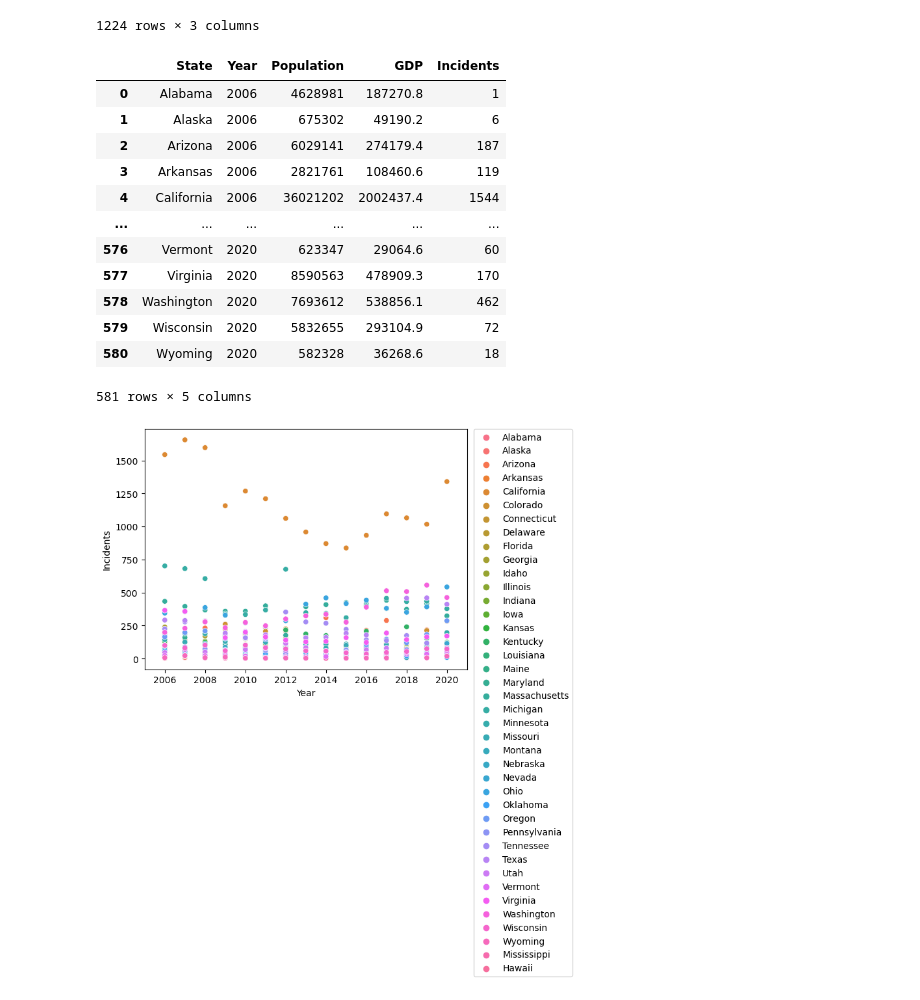
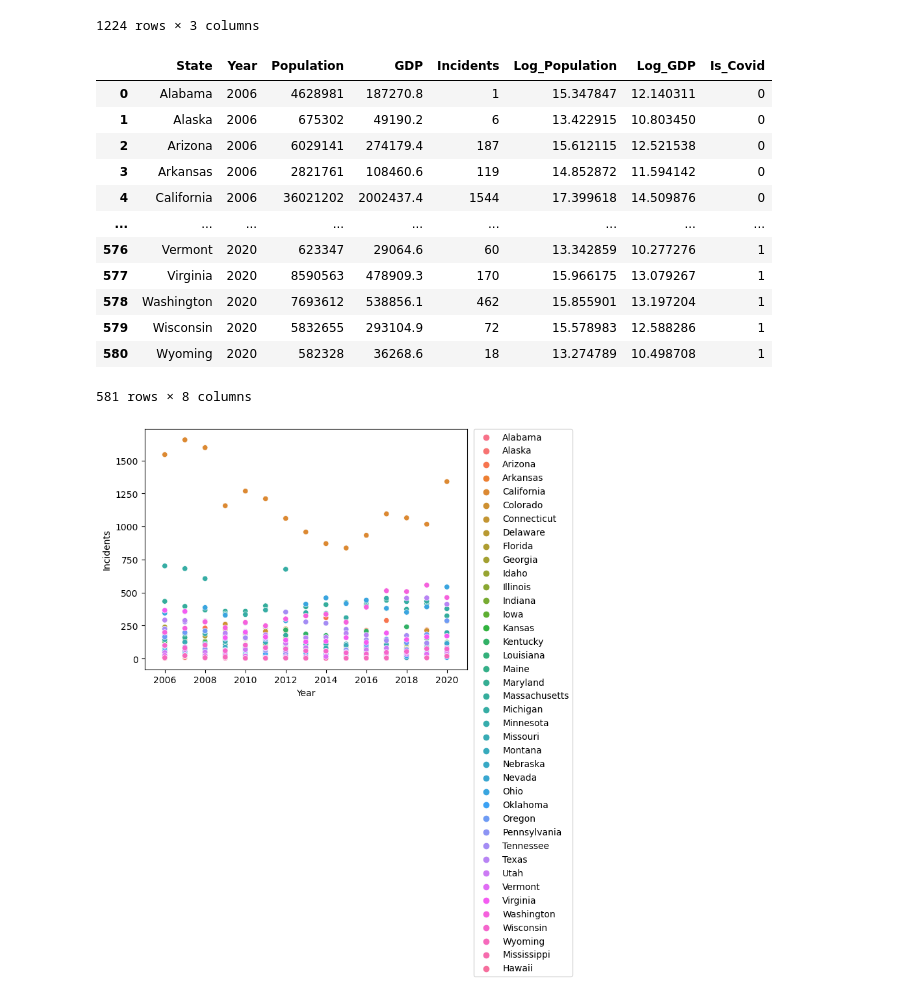
Before and after one commit to ChenTsizhen/2950_Project, a Jupyter notebook: master.ipynb, the cells around one changed output. Saved outputs shown, nothing was run; the diff lists cells and outputs as text; code cells hidden in the pictures.

Commit message:
add log and is_covid

```diff
--- a/master.ipynb
+++ b/master.ipynb
@@ -13,27 +14,32 @@ for y in years:
     n = y - 2005
     offenses_path='./offenses_csv/%s.csv'%(y)
     offenses.append(pd.read_csv(offenses_path, thousands=','))
+
     # Add Year column
     offenses[n]['Year'] = y
 
-# Combine all years' offenses data
+# Combine all years' incidents data
 table_off = pd.concat(offenses)
+
 # Drop details because we only care about total
 table_off = table_off[table_off['Agency type'] == 'Total']
-table_off = table_off.drop(columns=['Unnamed: 12', 'Unnamed: 13', 'Unnamed: 14', 'Unnamed: 15', 'Unnamed: 16', 'Unnamed: 17',
-                                    '1st\r\nquarter', '2nd\r\nquarter', '3rd\r\nquarter', '4th\r\nquarter', 'Agency name', 'Agency type',
-                                    'Unnamed: 3', 'Unnamed: 9', 'No. of\r\nquarters\r\nreported', 'Agency unit', 'Population1'])
-# Replace NaN with zeros
+table_off = table_off.drop(columns=['Unnamed: 12', 'Unnamed: 13', 'Unnamed: 14', 'Unnamed: 15', 'Unnamed: 16', 'Unnamed: 17', 'Agency name', 'Agency type',
+'1st\r\nquarter', '2nd\r\nquarter', '3rd\r\nquarter', '4th\r\nquarter','Unnamed: 3', 'Unnamed: 9', 'No. of\r\nquarters\r\nreported', 'Agency unit', 'Population1'])
+
+# Replace NaNs with zeros
 table_off = table_off.replace(np.nan,0)
+
 # Replace exisiting str zero with float
 cat_list=['Race', 'Religion', 'Sexual_orientation', 'Ethnicity', 'Disability', 'Gender', 'Gender_identity', 'Race/Ethnicity/Ancestry']
 table_off[cat_list] = table_off[cat_list].astype(int)
-# Add up total offenses
+
+# Add up total incidents
 table_off['Incidents'] = table_off['Religion'] + table_off['Sexual_orientation'] + table_off['Ethnicity'] + table_off['Disability'] + table_off['Gender'] + table_off['Gender_identity'] + table_off['Race/Ethnicity/Ancestry'] +table_off['Race'] + table_off['Ethnicity']
+
 # Get rid of categories because we only care about total
 table_off = table_off.drop(columns=cat_list)
 
-# Normalize State format
+# Clean State format
 table_off['State'] = table_off['State'].str.capitalize()
 table_off['Year'] = table_off['Year'].astype(str)
 table_off = table_off.reset_index(drop=True)
@@ -138,21 +146,26 @@ table_gdp
 # %%
 # Combine all input features and the output
 table = table_pop.merge(table_gdp, on=['State', 'Year'])
 table = table.merge(table_off, on=['State', 'Year'])
 table['Year'] = table['Year'].astype(int)
+
+# transformation
+table['Log_Population'] = np.log(table['Population'])
+table['Log_GDP'] = np.log(table['GDP'])
+table['Is_Covid'] = np.where(table['Year']==2020, 1, 0)
 table
 # %% [output]
-|  | State | Year | Population | GDP | Incidents |
-| 0 | Alabama | 2006 | 4628981 | 187270.8 | 1 |
-| 1 | Alaska | 2006 | 675302 | 49190.2 | 6 |
-| 2 | Arizona | 2006 | 6029141 | 274179.4 | 187 |
-| 3 | Arkansas | 2006 | 2821761 | 108460.6 | 119 |
-| 4 | California | 2006 | 36021202 | 2002437.4 | 1544 |
-| ... | ... | ... | ... | ... | ... |
-| 576 | Vermont | 2020 | 623347 | 29064.6 | 60 |
-| 577 | Virginia | 2020 | 8590563 | 478909.3 | 170 |
-| 578 | Washington | 2020 | 7693612 | 538856.1 | 462 |
-| 579 | Wisconsin | 2020 | 5832655 | 293104.9 | 72 |
-| 580 | Wyoming | 2020 | 582328 | 36268.6 | 18 |
+|  | State | Year | Population | GDP | Incidents | Log_Population | Log_GDP | Is_Covid |
+| 0 | Alabama | 2006 | 4628981 | 187270.8 | 1 | 15.347847 | 12.140311 | 0 |
+| 1 | Alaska | 2006 | 675302 | 49190.2 | 6 | 13.422915 | 10.803450 | 0 |
+| 2 | Arizona | 2006 | 6029141 | 274179.4 | 187 | 15.612115 | 12.521538 | 0 |
+| 3 | Arkansas | 2006 | 2821761 | 108460.6 | 119 | 14.852872 | 11.594142 | 0 |
+| 4 | California | 2006 | 36021202 | 2002437.4 | 1544 | 17.399618 | 14.509876 | 0 |
+| ... | ... | ... | ... | ... | ... | ... | ... | ... |
+| 576 | Vermont | 2020 | 623347 | 29064.6 | 60 | 13.342859 | 10.277276 | 1 |
+| 577 | Virginia | 2020 | 8590563 | 478909.3 | 170 | 15.966175 | 13.079267 | 1 |
+| 578 | Washington | 2020 | 7693612 | 538856.1 | 462 | 15.855901 | 13.197204 | 1 |
+| 579 | Wisconsin | 2020 | 5832655 | 293104.9 | 72 | 15.578983 | 12.588286 | 1 |
+| 580 | Wyoming | 2020 | 582328 | 36268.6 | 18 | 13.274789 | 10.498708 | 1 |
-581 rows × 5 columns
+581 rows × 8 columns
 # %%
```
Also changed, not shown: parts of 9 cells of this notebook, 2 other files.
